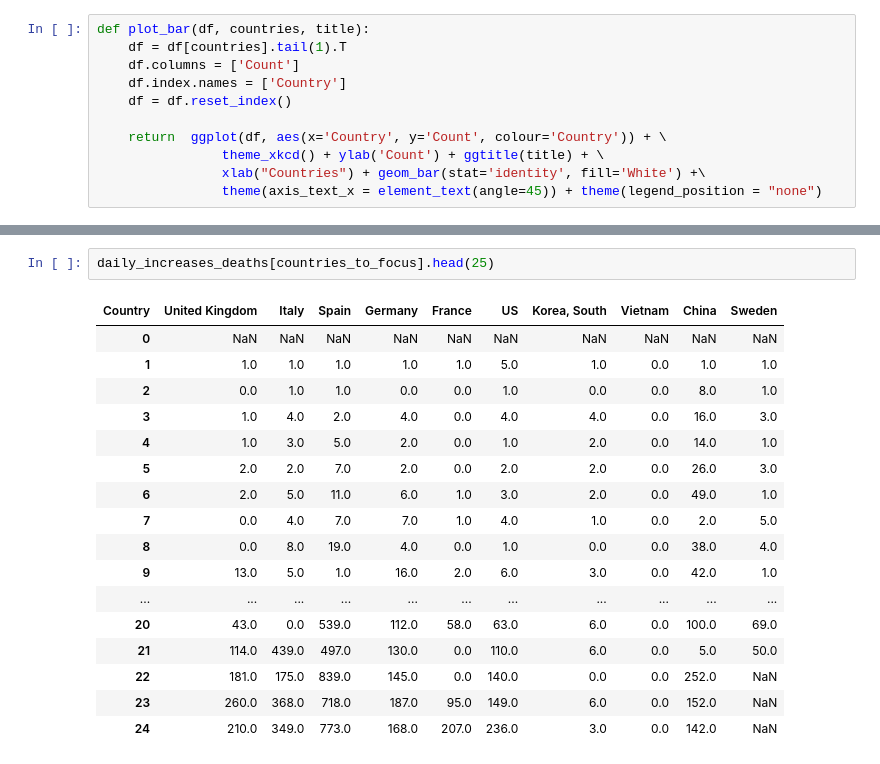
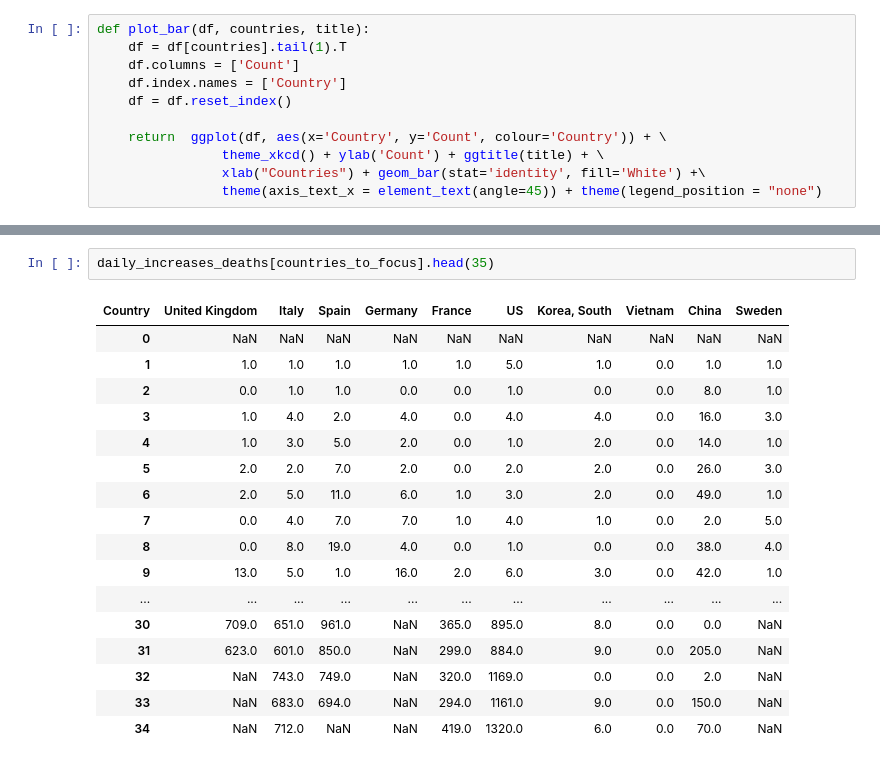
Before and after one commit to ashic/corona, a Jupyter notebook: notebooks/growth-rates.ipynb, the cells around one changed output, grey strips where cells are left out. Saved outputs shown, nothing was run; the diff lists cells and outputs as text.

```diff
--- a/notebooks/growth-rates.ipynb
+++ b/notebooks/growth-rates.ipynb
@@ -235,21 +235,21 @@ countries_deaths[countries_to_focus].tail(20)
 # %%
-daily_increases_deaths[countries_to_focus].head(25)
+daily_increases_deaths[countries_to_focus].head(35)
 # %% [output]
 | Country | United Kingdom | Italy | Spain | Germany | France | US | Korea, South | Vietnam | China | Sweden |
 | 0 | NaN | NaN | NaN | NaN | NaN | NaN | NaN | NaN | NaN | NaN |
 | 1 | 1.0 | 1.0 | 1.0 | 1.0 | 1.0 | 5.0 | 1.0 | 0.0 | 1.0 | 1.0 |
 | 2 | 0.0 | 1.0 | 1.0 | 0.0 | 0.0 | 1.0 | 0.0 | 0.0 | 8.0 | 1.0 |
 | 3 | 1.0 | 4.0 | 2.0 | 4.0 | 0.0 | 4.0 | 4.0 | 0.0 | 16.0 | 3.0 |
 | 4 | 1.0 | 3.0 | 5.0 | 2.0 | 0.0 | 1.0 | 2.0 | 0.0 | 14.0 | 1.0 |
 | 5 | 2.0 | 2.0 | 7.0 | 2.0 | 0.0 | 2.0 | 2.0 | 0.0 | 26.0 | 3.0 |
 | 6 | 2.0 | 5.0 | 11.0 | 6.0 | 1.0 | 3.0 | 2.0 | 0.0 | 49.0 | 1.0 |
 | 7 | 0.0 | 4.0 | 7.0 | 7.0 | 1.0 | 4.0 | 1.0 | 0.0 | 2.0 | 5.0 |
 | 8 | 0.0 | 8.0 | 19.0 | 4.0 | 0.0 | 1.0 | 0.0 | 0.0 | 38.0 | 4.0 |
 | 9 | 13.0 | 5.0 | 1.0 | 16.0 | 2.0 | 6.0 | 3.0 | 0.0 | 42.0 | 1.0 |
 | ... | ... | ... | ... | ... | ... | ... | ... | ... | ... | ... |
-| 20 | 43.0 | 0.0 | 539.0 | 112.0 | 58.0 | 63.0 | 6.0 | 0.0 | 100.0 | 69.0 |
-| 21 | 114.0 | 439.0 | 497.0 | 130.0 | 0.0 | 110.0 | 6.0 | 0.0 | 5.0 | 50.0 |
-| 22 | 181.0 | 175.0 | 839.0 | 145.0 | 0.0 | 140.0 | 0.0 | 0.0 | 252.0 | NaN |
-| 23 | 260.0 | 368.0 | 718.0 | 187.0 | 95.0 | 149.0 | 6.0 | 0.0 | 152.0 | NaN |
-| 24 | 210.0 | 349.0 | 773.0 | 168.0 | 207.0 | 236.0 | 3.0 | 0.0 | 142.0 | NaN |
+| 30 | 709.0 | 651.0 | 961.0 | NaN | 365.0 | 895.0 | 8.0 | 0.0 | 0.0 | NaN |
+| 31 | 623.0 | 601.0 | 850.0 | NaN | 299.0 | 884.0 | 9.0 | 0.0 | 205.0 | NaN |
+| 32 | NaN | 743.0 | 749.0 | NaN | 320.0 | 1169.0 | 0.0 | 0.0 | 2.0 | NaN |
+| 33 | NaN | 683.0 | 694.0 | NaN | 294.0 | 1161.0 | 9.0 | 0.0 | 150.0 | NaN |
+| 34 | NaN | 712.0 | NaN | NaN | 419.0 | 1320.0 | 6.0 | 0.0 | 70.0 | NaN |
 # %%
```
Also changed, not shown: parts of 21 cells of this notebook, 16 other files.
